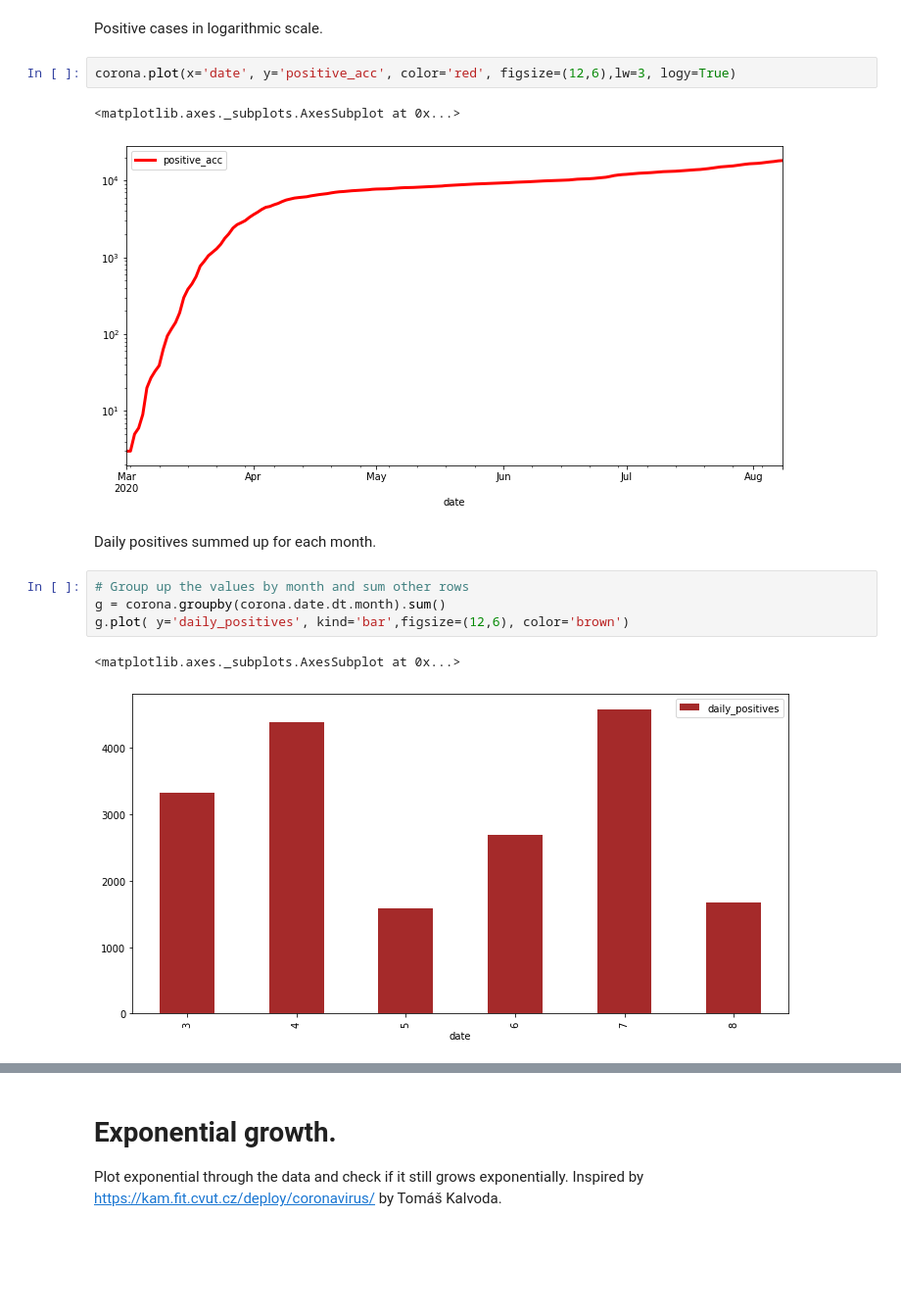
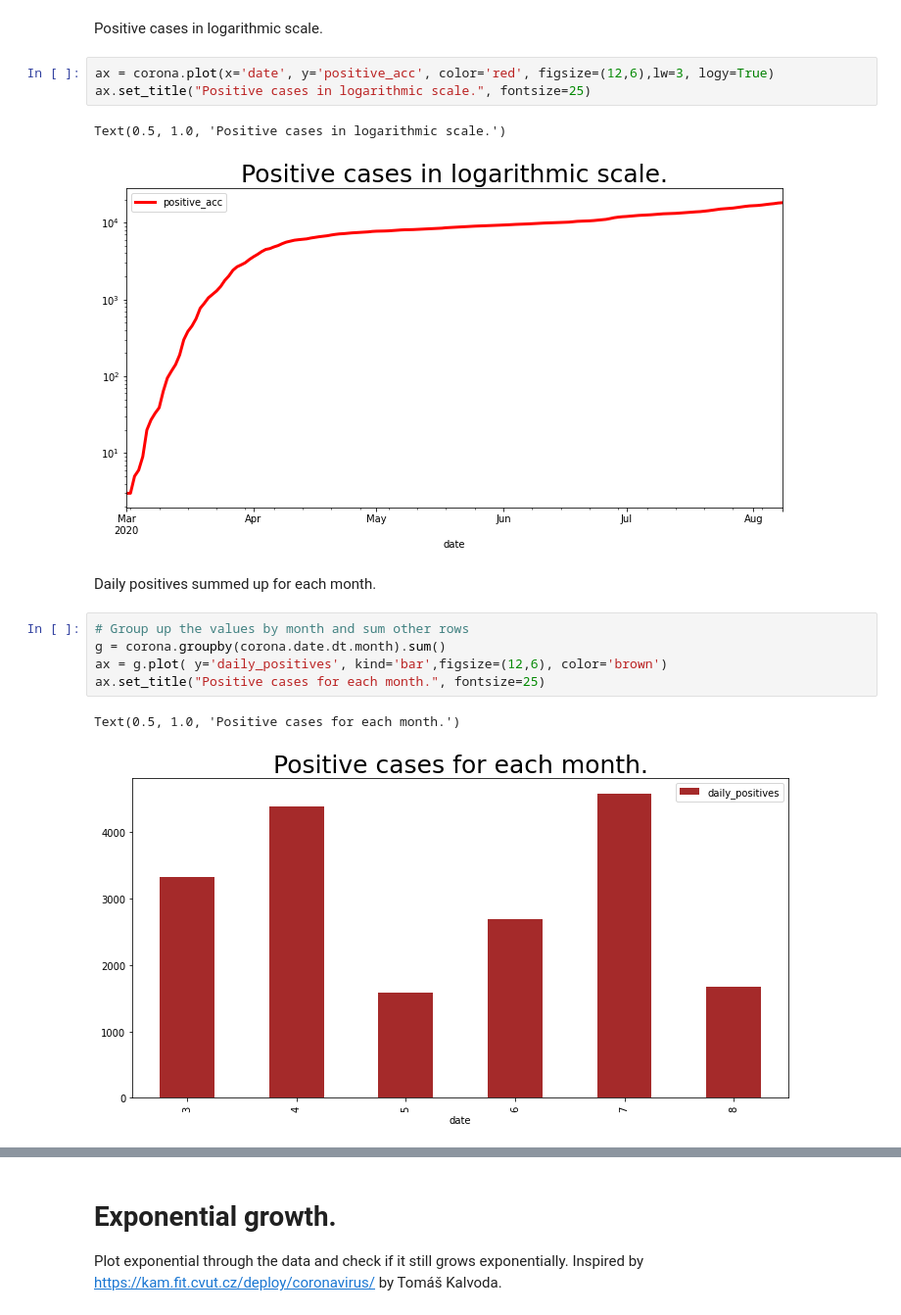
Before and after one commit to Gregofi/corona-czechia, a Jupyter notebook: corona.ipynb, the cells around one changed output, grey strips where cells are left out. Shown at 98% size. Drawn from its saved outputs; the diff is of its cells as text; blank space fills up the shorter version.

```diff
--- a/corona.ipynb
+++ b/corona.ipynb
@@ -159,17 +158,19 @@ plt.show()
 # %% [markdown]
 Positive cases in logarithmic scale.
 # %%
-corona.plot(x='date', y='positive_acc', color='red', figsize=(12,6),lw=3, logy=True)
+ax = corona.plot(x='date', y='positive_acc', color='red', figsize=(12,6),lw=3, logy=True)
+ax.set_title("Positive cases in logarithmic scale.", fontsize=25)
 # %% [output]
-<matplotlib.axes._subplots.AxesSubplot at 0x...>
+Text(0.5, 1.0, 'Positive cases in logarithmic scale.')
-[figure, old version]
+[figure, new version]
 # %% [markdown]
 Daily positives summed up for each month.
 # %%
 # Group up the values by month and sum other rows
 g = corona.groupby(corona.date.dt.month).sum()
-g.plot( y='daily_positives', kind='bar',figsize=(12,6), color='brown')
+ax = g.plot( y='daily_positives', kind='bar',figsize=(12,6), color='brown')
+ax.set_title("Positive cases for each month.", fontsize=25)
 # %% [output]
-<matplotlib.axes._subplots.AxesSubplot at 0x...>
+Text(0.5, 1.0, 'Positive cases for each month.')
-[figure, old version]
+[figure, new version]
 # %%
```
Also changed, not shown: parts of 6 cells of this notebook.
